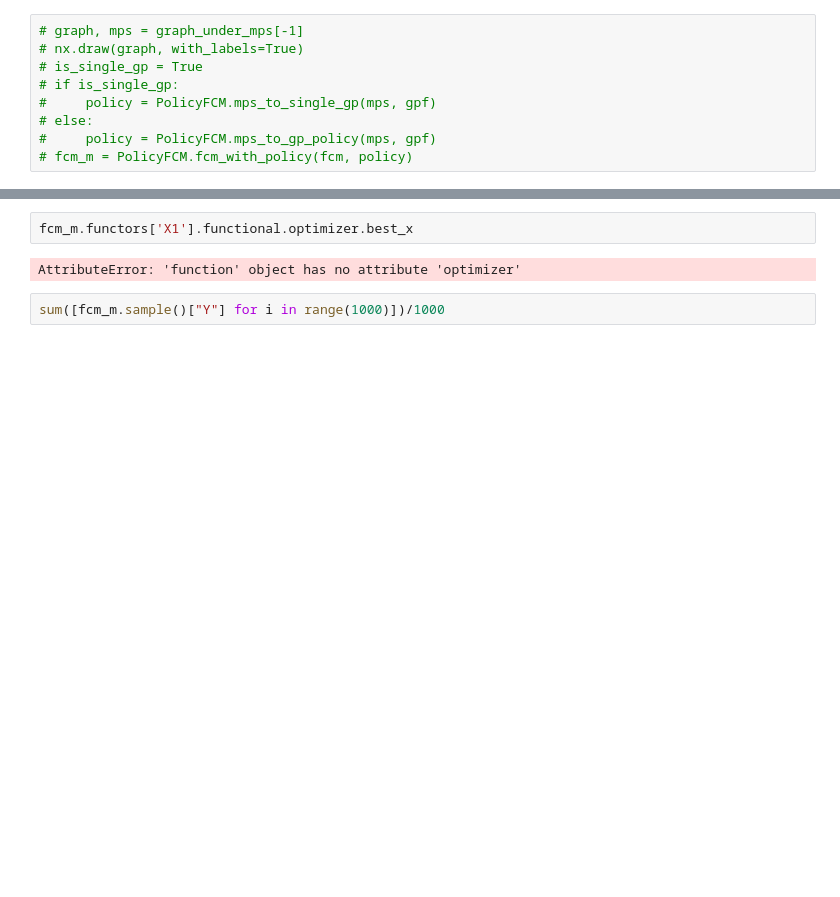
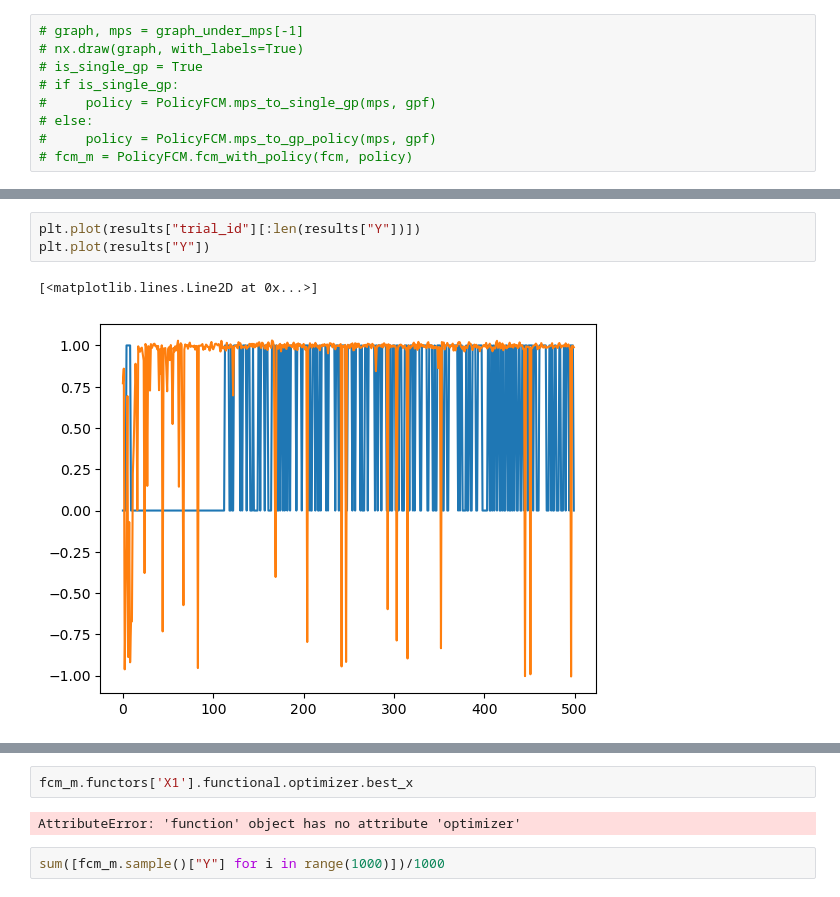
Before and after one commit to VahanArsenian/POMPSBO, a Jupyter notebook: notebooks/POMPS generation.ipynb, the cells around one changed output, grey strips where cells are left out. Drawn from its saved outputs; the diff is of its cells as text; blank space fills up the shorter version.

```diff
--- a/notebooks/POMPS generation.ipynb
+++ b/notebooks/POMPS generation.ipynb
@@ -190,0 +323,6 @@ KeyboardInterrupt
+# %%
+plt.plot(results["trial_id"][:len(results["Y"])])
+plt.plot(results["Y"])
+# %% [output]
+[<matplotlib.lines.Line2D at 0x...>]
+[figure, added]
```
Also changed, not shown: parts of 27 cells of this notebook, 2 other files.
